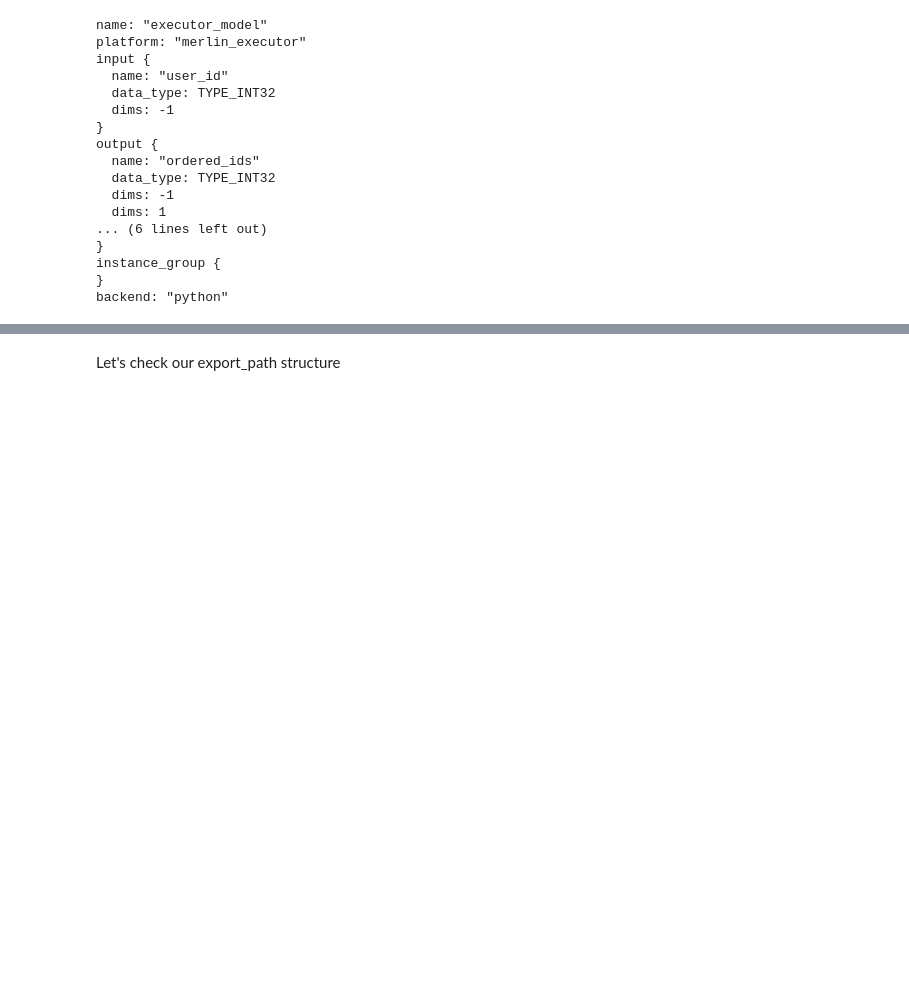
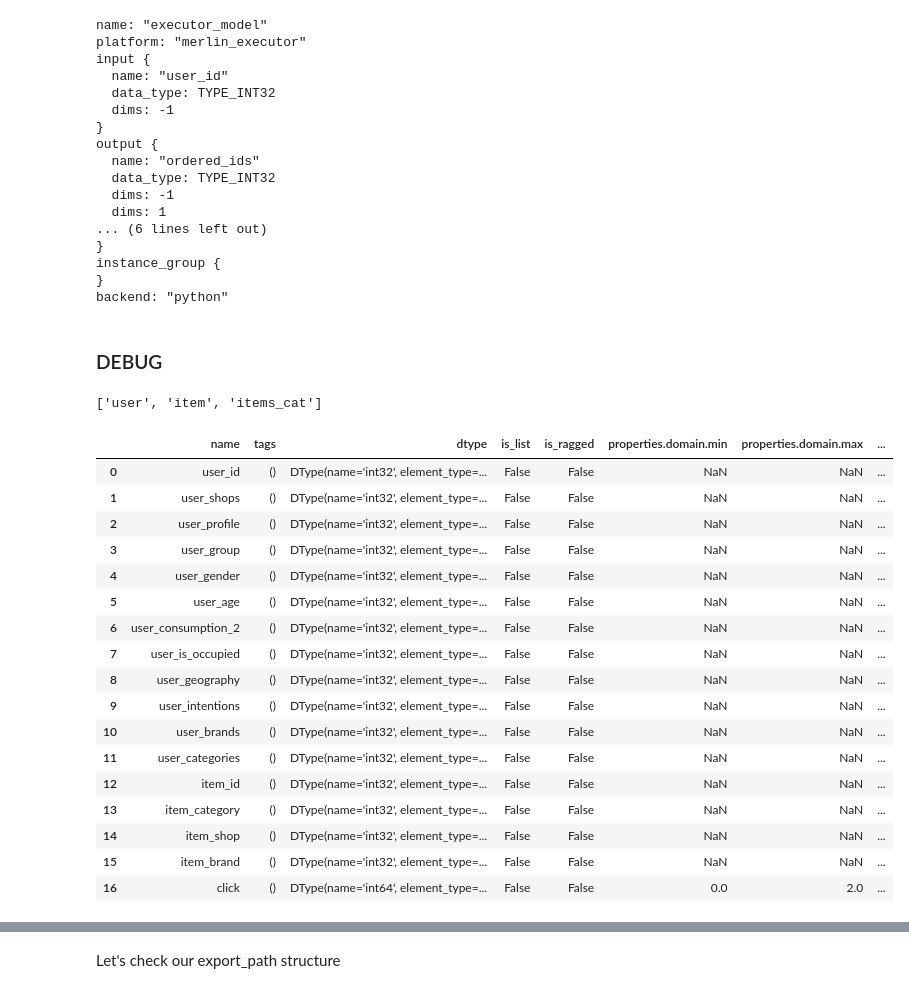
Before and after one commit to taljacob2/merlin-demo, a Jupyter notebook: Merlin/examples/Building-and-deploying-multi-stage-RecSys/02-Deploying-multi-stage-RecSys-with-Merlin-Systems.ipynb, the cells around one changed output, grey strips where cells are left out. Cells and saved outputs as stored; diff of their text form; code cells hidden in the pictures; blank space fills up the shorter version.

```diff
--- a/Merlin/examples/Building-and-deploying-multi-stage-RecSys/02-Deploying-multi-stage-RecSys-with-Merlin-Systems.ipynb
+++ b/Merlin/examples/Building-and-deploying-multi-stage-RecSys/02-Deploying-multi-stage-RecSys-with-Merlin-Systems.ipynb
@@ -379,3 +381,30 @@ output {
 instance_group {
 }
 backend: "python"
+# %% [markdown]
+### DEBUG
+# %%
+nvt_workflow.subworkflows
+# %% [output]
+['user', 'item', 'items_cat']
+# %%
+nvt_workflow.input_schema
+# %% [output]
+|  | name | tags | dtype | is_list | is_ragged | properties.domain.min | properties.domain.max | ... |
+| 0 | user_id | () | DType(name='int32', element_type=... | False | False | NaN | NaN | ... |
+| 1 | user_shops | () | DType(name='int32', element_type=... | False | False | NaN | NaN | ... |
+| 2 | user_profile | () | DType(name='int32', element_type=... | False | False | NaN | NaN | ... |
+| 3 | user_group | () | DType(name='int32', element_type=... | False | False | NaN | NaN | ... |
+| 4 | user_gender | () | DType(name='int32', element_type=... | False | False | NaN | NaN | ... |
+| 5 | user_age | () | DType(name='int32', element_type=... | False | False | NaN | NaN | ... |
+| 6 | user_consumption_2 | () | DType(name='int32', element_type=... | False | False | NaN | NaN | ... |
+| 7 | user_is_occupied | () | DType(name='int32', element_type=... | False | False | NaN | NaN | ... |
+| 8 | user_geography | () | DType(name='int32', element_type=... | False | False | NaN | NaN | ... |
+| 9 | user_intentions | () | DType(name='int32', element_type=... | False | False | NaN | NaN | ... |
+| 10 | user_brands | () | DType(name='int32', element_type=... | False | False | NaN | NaN | ... |
+| 11 | user_categories | () | DType(name='int32', element_type=... | False | False | NaN | NaN | ... |
+| 12 | item_id | () | DType(name='int32', element_type=... | False | False | NaN | NaN | ... |
+| 13 | item_category | () | DType(name='int32', element_type=... | False | False | NaN | NaN | ... |
+| 14 | item_shop | () | DType(name='int32', element_type=... | False | False | NaN | NaN | ... |
+| 15 | item_brand | () | DType(name='int32', element_type=... | False | False | NaN | NaN | ... |
+| 16 | click | () | DType(name='int64', element_type=... | False | False | 0.0 | 2.0 | ... |
```
Also changed, not shown: parts of 14 cells of this notebook.
